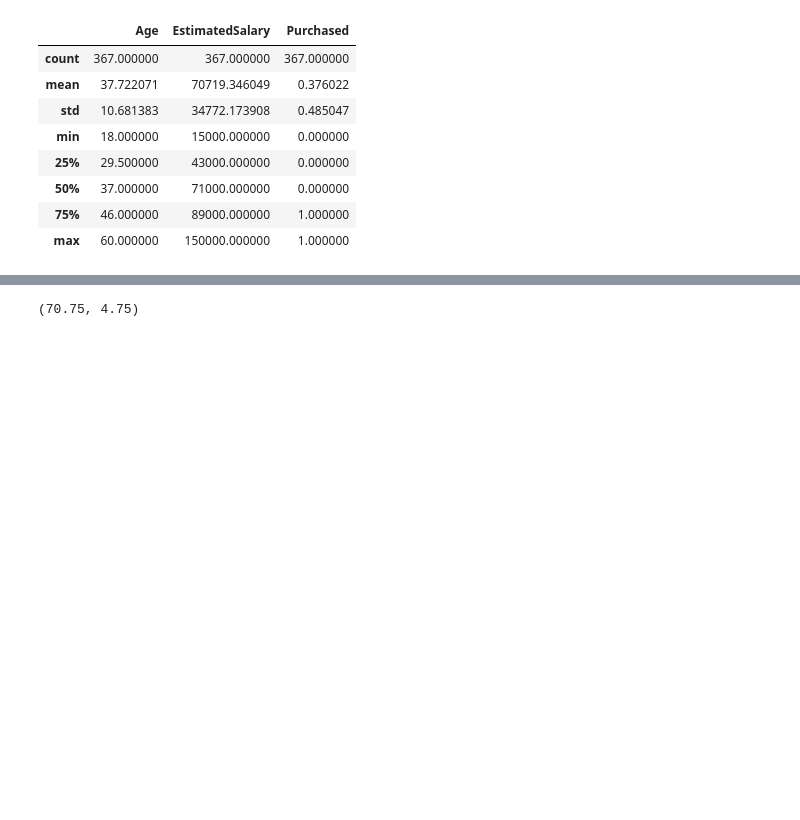
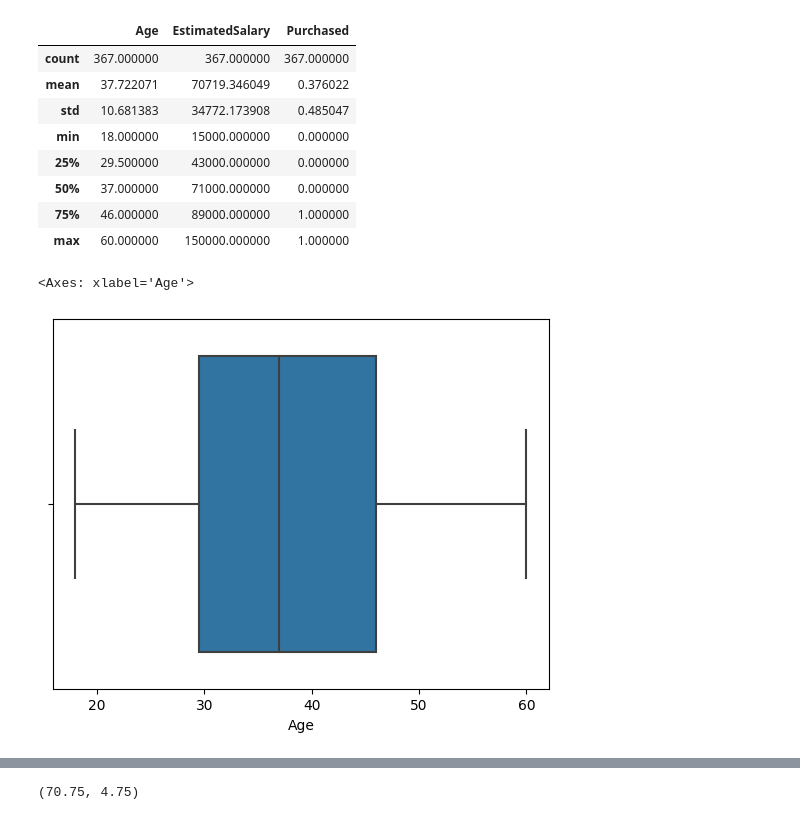
Before and after one commit to Prasanthsrinivas/Social_network_advertisements, a Jupyter notebook: Social_network_ads.ipynb, the cells around one changed output, grey strips where cells are left out. Cells and saved outputs as stored; diff of their text form; code cells hidden in the pictures; blank space fills up the shorter version.

```diff
--- a/Social_network_ads.ipynb
+++ b/Social_network_ads.ipynb
@@ -71,3 +97,9 @@ df.describe()
 | 50% | 37.000000 | 71000.000000 | 0.000000 |
 | 75% | 46.000000 | 89000.000000 | 1.000000 |
 | max | 60.000000 | 150000.000000 | 1.000000 |
+# %%
+# checking for outliers using boxplot
+sns.boxplot(x="Age",data=df)
+# %% [output]
+<Axes: xlabel='Age'>
+[figure, added]
```
Also changed, not shown: parts of 10 cells of this notebook.
